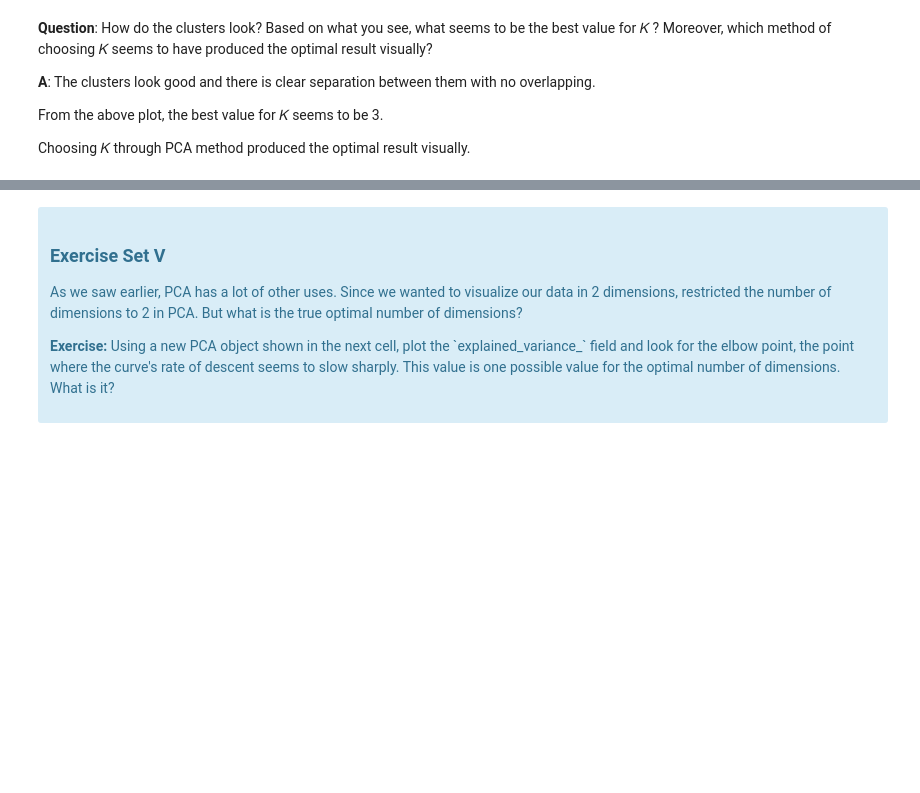
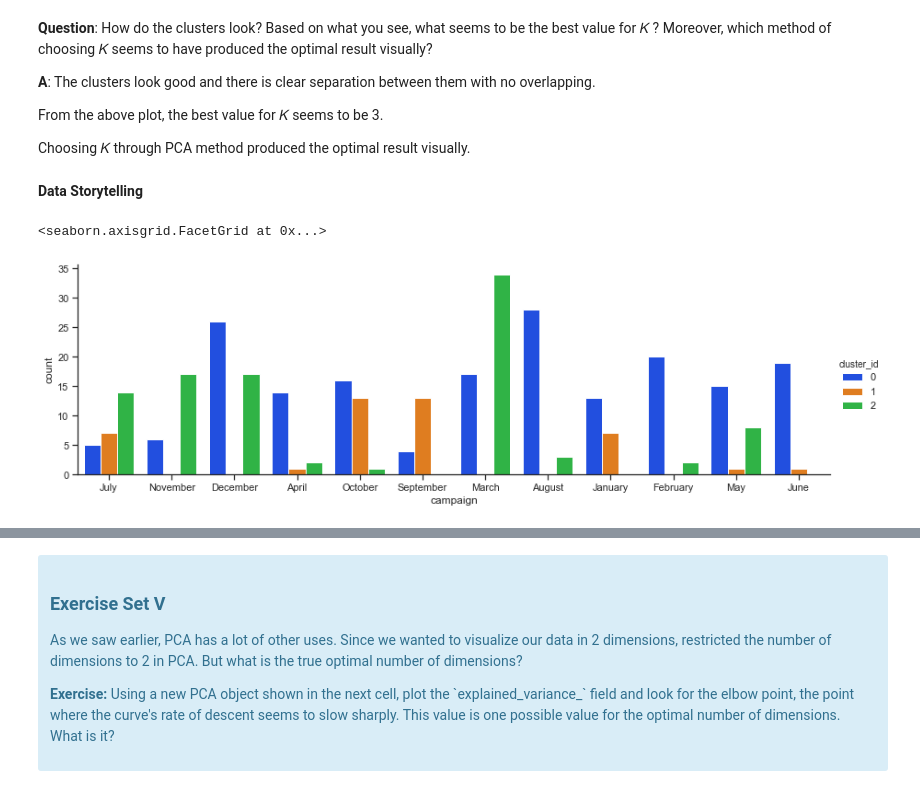
Before and after one commit to BhaskarCS/Springboard, a Jupyter notebook: Mini_Projects/Machine_Learning/clustering/Mini_Project_Clustering.ipynb, the cells around one changed output, grey strips where cells are left out. Drawn from its saved outputs; the diff is of its cells as text; code cells hidden in the pictures; blank space fills up the shorter version.

```diff
--- a/Mini_Projects/Machine_Learning/clustering/Mini_Project_Clustering.ipynb
+++ b/Mini_Projects/Machine_Learning/clustering/Mini_Project_Clustering.ipynb
@@ -392,3 +416,24 @@ __A__: The clusters look good and there is clear separation between them with no
 From the above plot, the best value for 𝐾 seems to be 3.
 
 Choosing 𝐾 through PCA method produced the optimal result visually.
+# %% [markdown]
+__Data Storytelling__
+# %%
+dfs = pd.merge_ordered(df_customers, df, how='outer', on='customer_name')
+
+#add new column: ['is_red']
+red_dict = {'Champagne':0, 'Pinot Noir':1, 'Prosecco':0, 'Espumante':0, 'Cabernet Sauvignon':1, 'Malbec':1, \
+            'Merlot':1, 'Pinot Grigio':0, 'Chardonnay':0}
+dfs['is_red'] = dfs['varietal']
+dfs.replace({'is_red':red_dict}, inplace=True)
+
+#add new column: ['continent']
+continent_dict = {'France':0, 'Australia':1, 'Chile':2, 'Oregon':3, 'South Africa':4, 'Italy':0, \
+                  'Germany':0, 'California':3, 'New Zealand':1}
+dfs['continent'] = dfs['origin']
+dfs.replace({'continent':continent_dict}, inplace=True)
+# %%
+sns.catplot(x="campaign", hue="cluster_id", data=dfs, kind="count", height=4, aspect=3)
+# %% [output]
+<seaborn.axisgrid.FacetGrid at 0x...>
+[figure, added]
```
Also changed, not shown: parts of 20 cells of this notebook.
